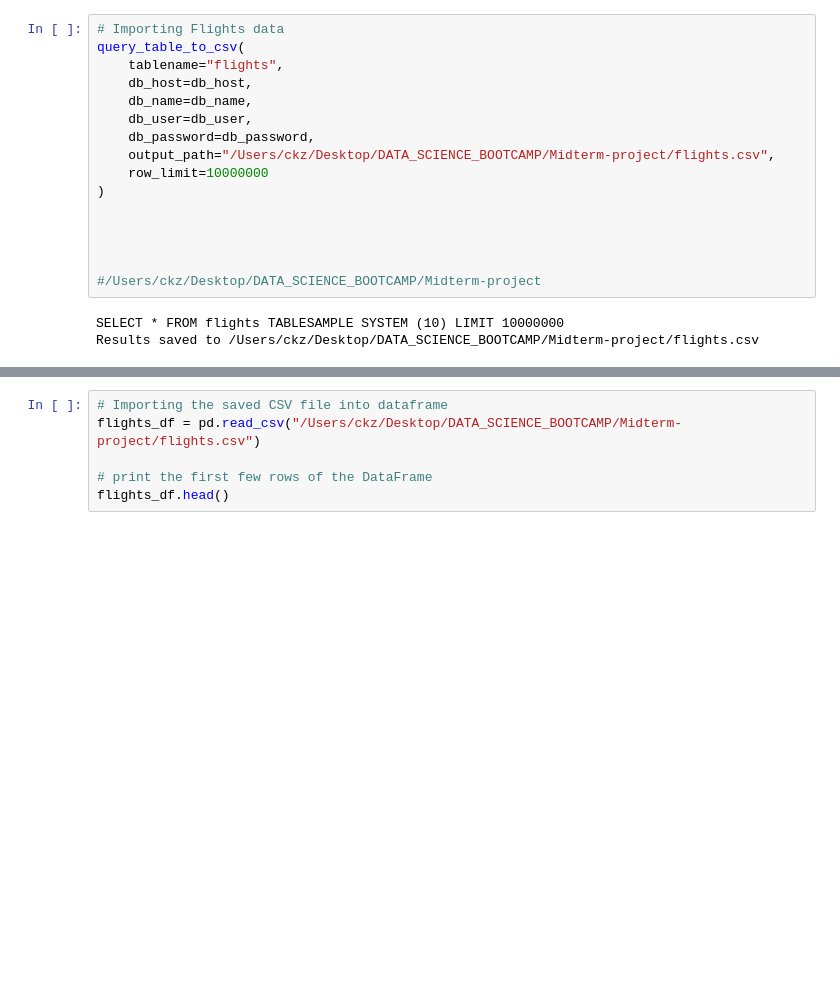
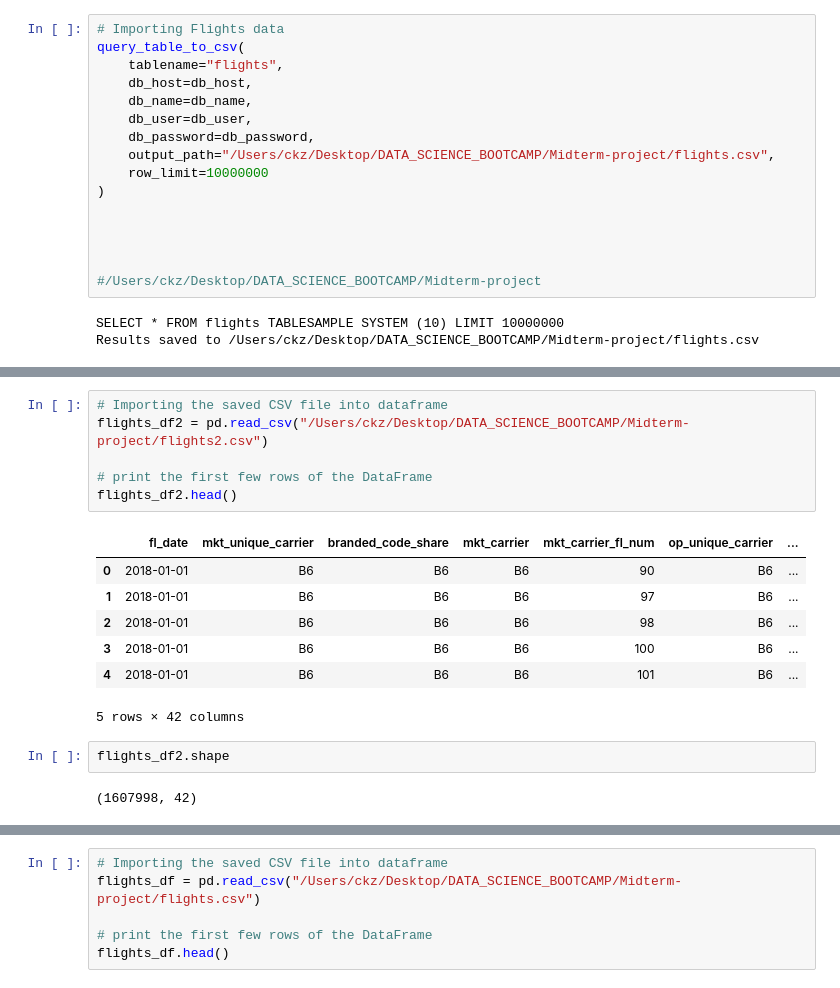
Before and after one commit to Ali-Mohamed23/midterm-project-I, a Jupyter notebook: Database_connection.ipynb, the cells around one changed output, grey strips where cells are left out. Drawn from its saved outputs; the diff is of its cells as text; blank space fills up the shorter version.

```diff
--- a/Database_connection.ipynb
+++ b/Database_connection.ipynb
@@ -87,0 +102,18 @@ Results saved to /Users/ckz/Desktop/DATA_SCIENCE_BOOTCAMP/Midterm-project/flight
+# %%
+# Importing the saved CSV file into dataframe
+flights_df2 = pd.read_csv("/Users/ckz/Desktop/DATA_SCIENCE_BOOTCAMP/Midterm-project/flights2.csv")
+
+# print the first few rows of the DataFrame
+flights_df2.head()
+# %% [output]
+|  | fl_date | mkt_unique_carrier | branded_code_share | mkt_carrier | mkt_carrier_fl_num | op_unique_carrier | ... |
+| 0 | 2018-01-01 | B6 | B6 | B6 | 90 | B6 | ... |
+| 1 | 2018-01-01 | B6 | B6 | B6 | 97 | B6 | ... |
+| 2 | 2018-01-01 | B6 | B6 | B6 | 98 | B6 | ... |
+| 3 | 2018-01-01 | B6 | B6 | B6 | 100 | B6 | ... |
+| 4 | 2018-01-01 | B6 | B6 | B6 | 101 | B6 | ... |
+5 rows × 42 columns
+# %%
+flights_df2.shape
+# %% [output]
+(1607998, 42)
```
Also changed, not shown: parts of 2 cells of this notebook, 2 other files.
